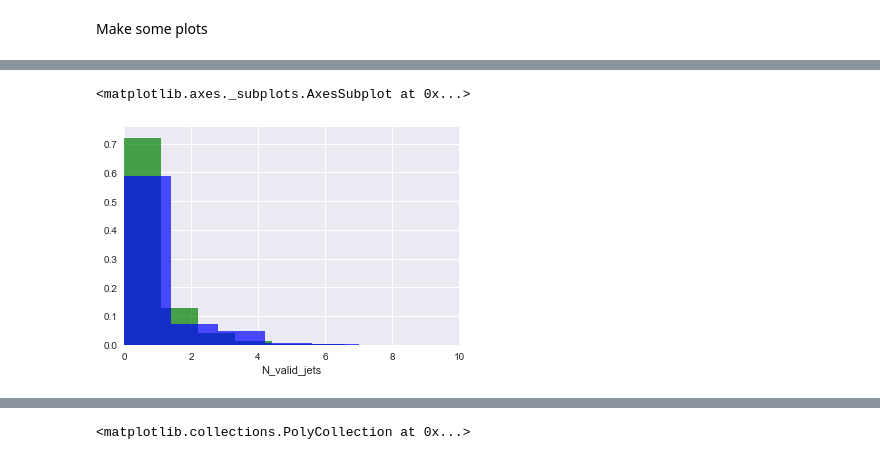
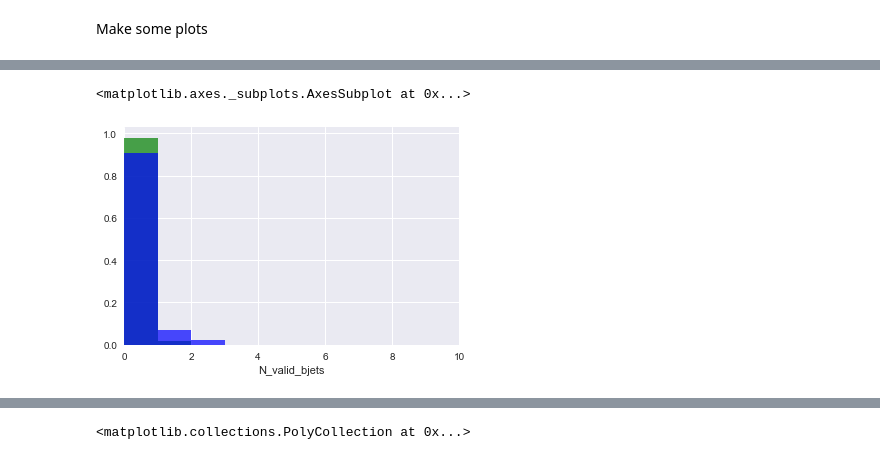
Before and after one commit to acarnes/py-ml, a Jupyter notebook: h2mumu/h2mumu.ipynb, the cells around one changed output, grey strips where cells are left out. Saved outputs shown, nothing was run; the diff lists cells and outputs as text; code cells hidden in the pictures.

```diff
--- a/h2mumu/h2mumu.ipynb
+++ b/h2mumu/h2mumu.ipynb
@@ -86,7 +85,7 @@ sns.distplot(bkgdfj.dEta_jj, kde=False, norm_hist=True, bins=100, color='blue',
 # %%
 plt.xlim(0,10)
-sns.distplot(sigdf.N_valid_jets, kde=False, norm_hist=True, bins=10, color='green', hist_kws={'weights': sigdf.weight, 'alpha': 0.7})
-sns.distplot(bkgdf.N_valid_jets, kde=False, norm_hist=True, bins=10, color='blue', hist_kws={'weights': bkgdf.weight, 'alpha': 0.7})
+sns.distplot(sigdf.N_valid_bjets, kde=False, norm_hist=True, bins=10, color='green', hist_kws={'range': (0,10),'weights': sigdf.weight, 'alpha': 0.7})
+sns.distplot(bkgdf.N_valid_bjets, kde=False, norm_hist=True, bins=10, color='blue', hist_kws={'range': (0,10),'weights': bkgdf.weight, 'alpha': 0.7})
 # %% [output]
 <matplotlib.axes._subplots.AxesSubplot at 0x...>
-[figure, old version]
+[figure, new version]
```
Also changed, not shown: parts of 9 cells of this notebook.
